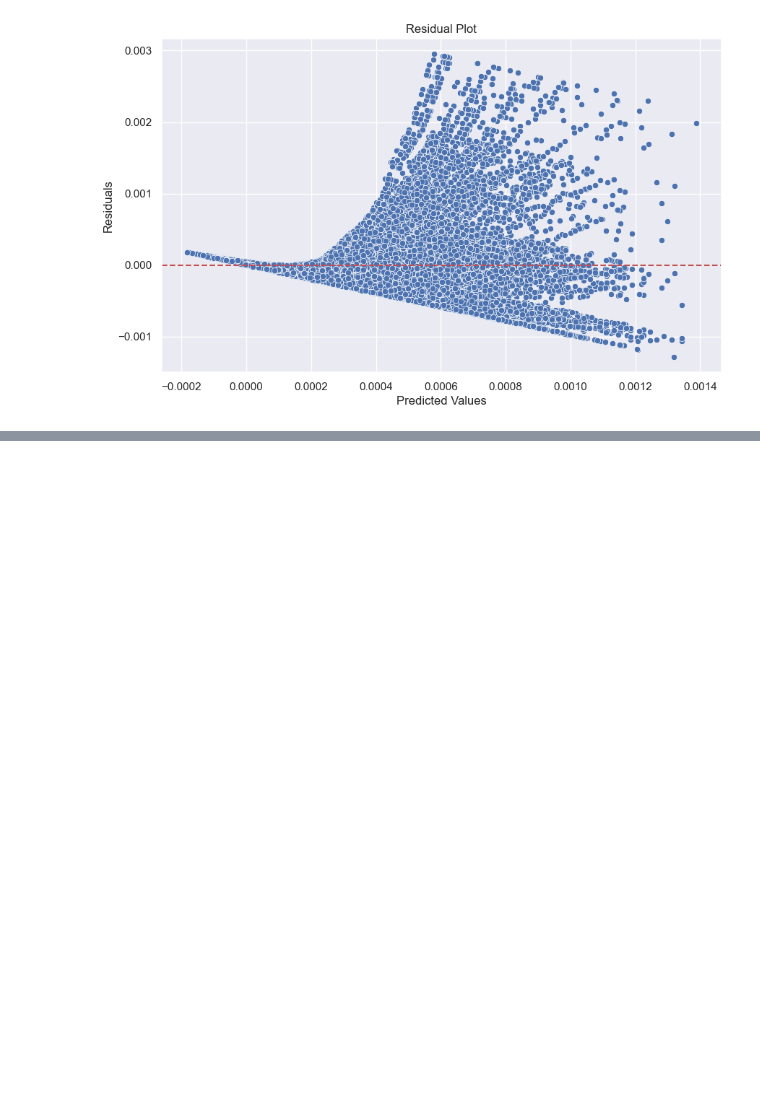
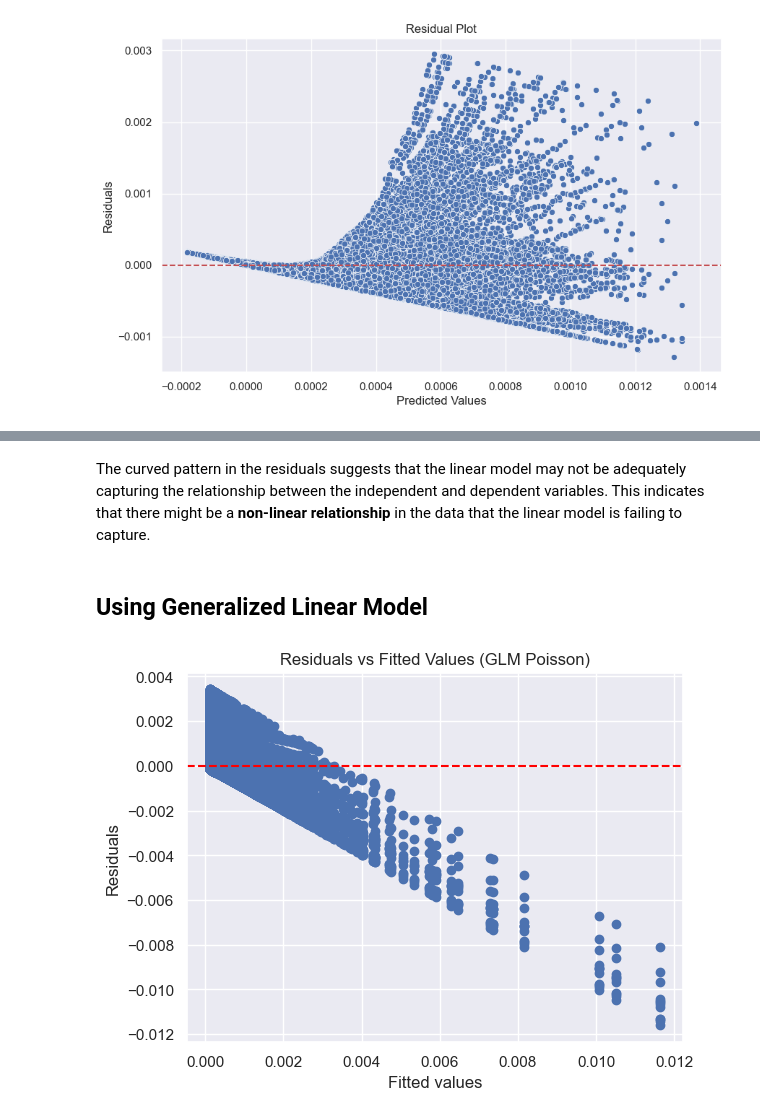
Before and after one commit to JosephRidge/linearmodels, a Jupyter notebook: app-JR.ipynb, the cells around one changed output, grey strips where cells are left out. Saved outputs shown, nothing was run; the diff lists cells and outputs as text; code cells hidden in the pictures; blank space fills up the shorter version.

```diff
--- a/app-JR.ipynb
+++ b/app-JR.ipynb
@@ -635,0 +641,22 @@ plt.show()
+# %% [markdown]
+The curved pattern in the residuals suggests that the linear model may not be adequately capturing the relationship between the independent and dependent variables. This indicates that there might be a **non-linear** **relationship** in the data that the linear model is failing to capture.
+# %% [markdown]
+## Using Generalized Linear Model
+# %%
+
+# Fit a GLM model with a Poisson distribution
+glm_model = sm.GLM(y, X, family=sm.families.Poisson()).fit()
+
+# Calculate fitted values and residuals
+fitted_values = glm_model.fittedvalues
+residuals = y - fitted_values
+
+# Plot residuals vs fitted values
+plt.scatter(fitted_values, residuals)
+plt.axhline(0, color='red', linestyle='--')
+plt.xlabel('Fitted values')
+plt.ylabel('Residuals')
+plt.title('Residuals vs Fitted Values (GLM Poisson)')
+plt.show()
+# %% [output]
+[figure, added]
```
Also changed, not shown: parts of 14 cells of this notebook.
